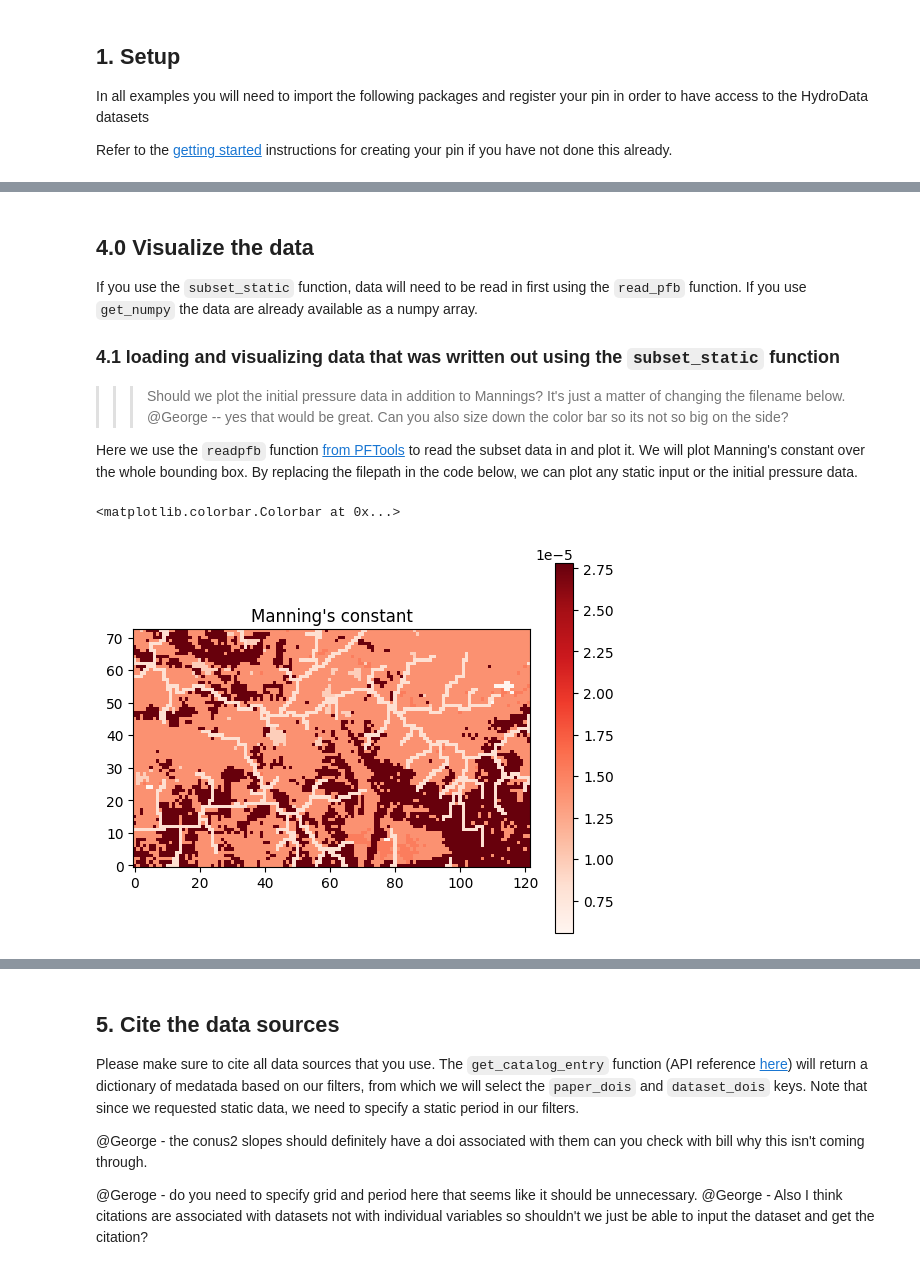
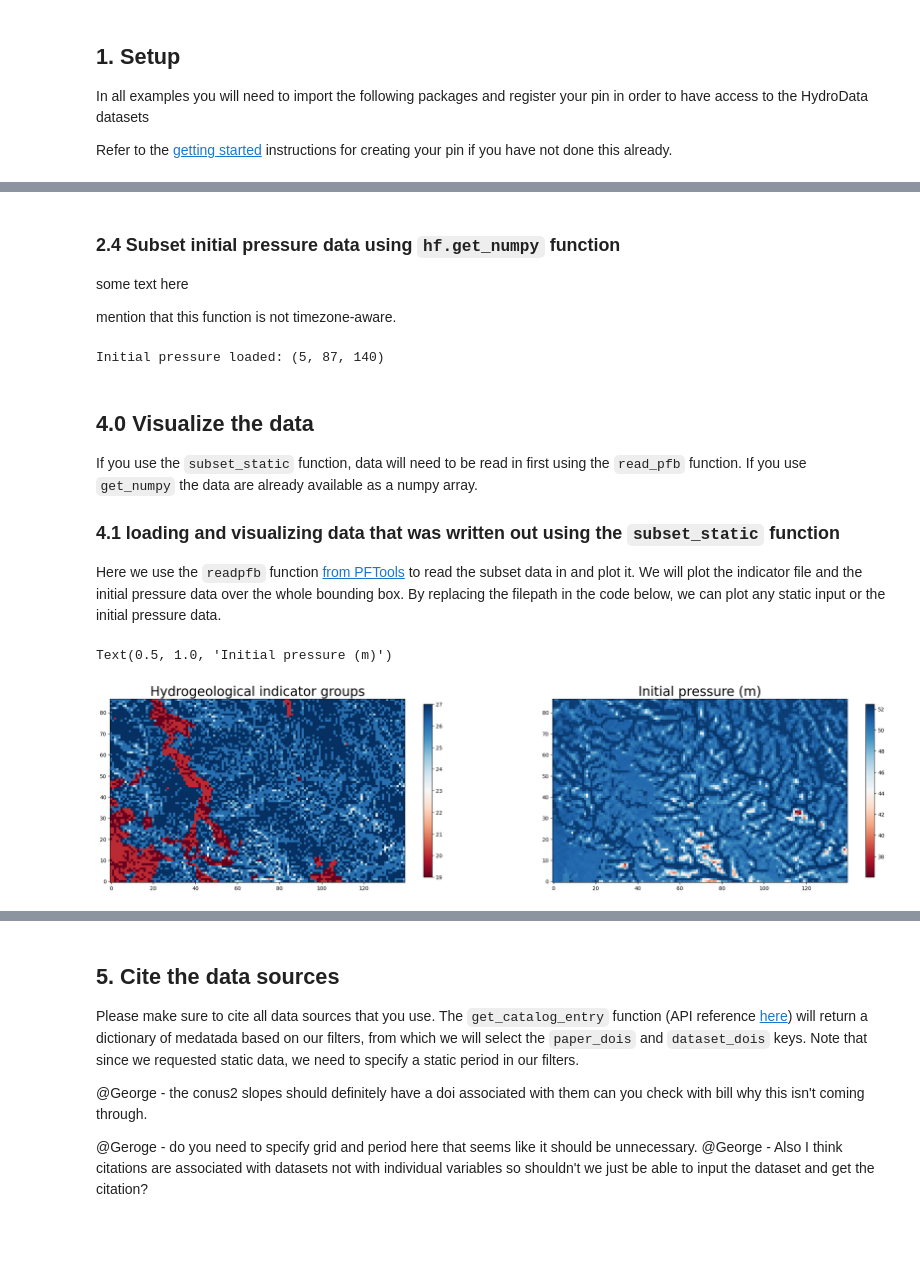
Before and after one commit to hydroframe/subsettools, a Jupyter notebook: docs/examples/subset_static_inputs.ipynb, the cells around one changed output, grey strips where cells are left out. Drawn from its saved outputs; the diff is of its cells as text; code cells hidden in the pictures; blank space fills up the shorter version.

```diff
--- a/docs/examples/subset_static_inputs.ipynb
+++ b/docs/examples/subset_static_inputs.ipynb
@@ -107,8 +74,8 @@ In addition to writing the files out the function returns a dictionary where the
 # %%
 # Example grabbing all 7 static input variables
-static_filepaths = subset_static(
+static_filepaths = st.subset_static(
     ij_huc_bounds,
-    dataset="conus2_domain",
+    dataset="conus1_domain",
     write_dir="/home/ga6/subsettools_example",
 )
 # %% [output]
@@ -132,7 +99,7 @@ In this example we are subsetting a pressure file from from the modern CONUS1 ba
 @George please confirm this runs and I didn't mess it up.
 @George can we use a relative path for the write dir?
 # %%
-press_init_filepath = subset_press_init(
+press_init_filepath = st.subset_press_init(
     ij_huc_bounds,
     dataset="conus1_baseline_mod",
     date="2005-12-15",
@@ -204,20 +146,46 @@ forcing_df.to_csv('forcing1D.txt', sep=' ',header=None, index=False, index_label
+# %% [markdown]
+### 2.4 Subset initial pressure data using `hf.get_numpy` function
+
+some text here
+
+mention that this function is not timezone-aware.
+# %%
+options = {"dataset": "conus1_baseline_mod",
+           "variable": "pressure_head",
+           "file_type": "pfb",
+           "period": "hourly",
+           "grid_bounds": ij_huc_bounds,
+           "start_time": "2005-12-15",
+           "grid": "conus1"
+}
+initial_press = hf.get_numpy(options).squeeze()
+print(f"Initial pressure loaded:", initial_press.shape)
+# %% [output]
+Initial pressure loaded: (5, 87, 140)
 # %% [markdown]
 ## 4.0 Visualize the data
 If you use the `subset_static` function, data will need to be read in first using the `read_pfb` function. If you use `get_numpy` the data are already available as a numpy array.
 
 ### 4.1 loading and visualizing data that was written out using the `subset_static` function
 
->>> Should we plot the initial pressure data in addition to Mannings? It's just a matter of changing the filename below.
-@George -- yes that would be great. Can you also size down the color bar so its not so big on the side?
-
-Here we use the `readpfb` function [from PFTools](https://parflow.readthedocs.io/en/latest/python/tutorials/pfb.html#loading-pfb-from-python)  to read the subset data in and plot it. We will plot Manning's constant over the whole bounding box. By replacing the filepath in the code below, we can plot any static input or the initial pressure data.
+Here we use the `readpfb` function [from PFTools](https://parflow.readthedocs.io/en/latest/python/tutorials/pfb.html#loading-pfb-from-python)  to read the subset data in and plot it. We will plot the indicator file and the initial pressure data over the whole bounding box. By replacing the filepath in the code below, we can plot any static input or the initial pressure data.
-# %%
-filename = static_filepaths["mannings"]
-data = read_pfb(filename).squeeze()
-plt.imshow(data, cmap="Reds", origin='lower')
-plt.title("Manning's constant")
-plt.colorbar()
-# %% [output]
-<matplotlib.colorbar.Colorbar at 0x...>
-[figure, removed]
+# %%
+fig, axs = plt.subplots(1, 2, figsize=(28, 10))
+
+ax0 = axs[0]
+filename = static_filepaths["pf_indicator"]
+data = read_pfb(filename)[0]
+im0 = ax0.imshow(data, cmap="RdBu", origin='lower')
+colorbar1 = fig.colorbar(im0, ax=ax0, shrink=0.6)
+ax0.set_title(f'Hydrogeological indicator groups', fontsize = 25)
+
+ax1 = axs[1]
+filename = press_init_filepath
+data = read_pfb(filename)[0] # pick the bottom layer of the pressure data
+im1 = ax1.imshow(data, cmap = "RdBu", origin='lower')
+colorbar1 = fig.colorbar(im1, ax=ax1, shrink=0.6)
+ax1.set_title(f'Initial pressure (m)', fontsize = 25)
+# %% [output]
+Text(0.5, 1.0, 'Initial pressure (m)')
+[figure, added]
 # %% [markdown]
```
Also changed, not shown: parts of 22 cells of this notebook, 2 other files.
